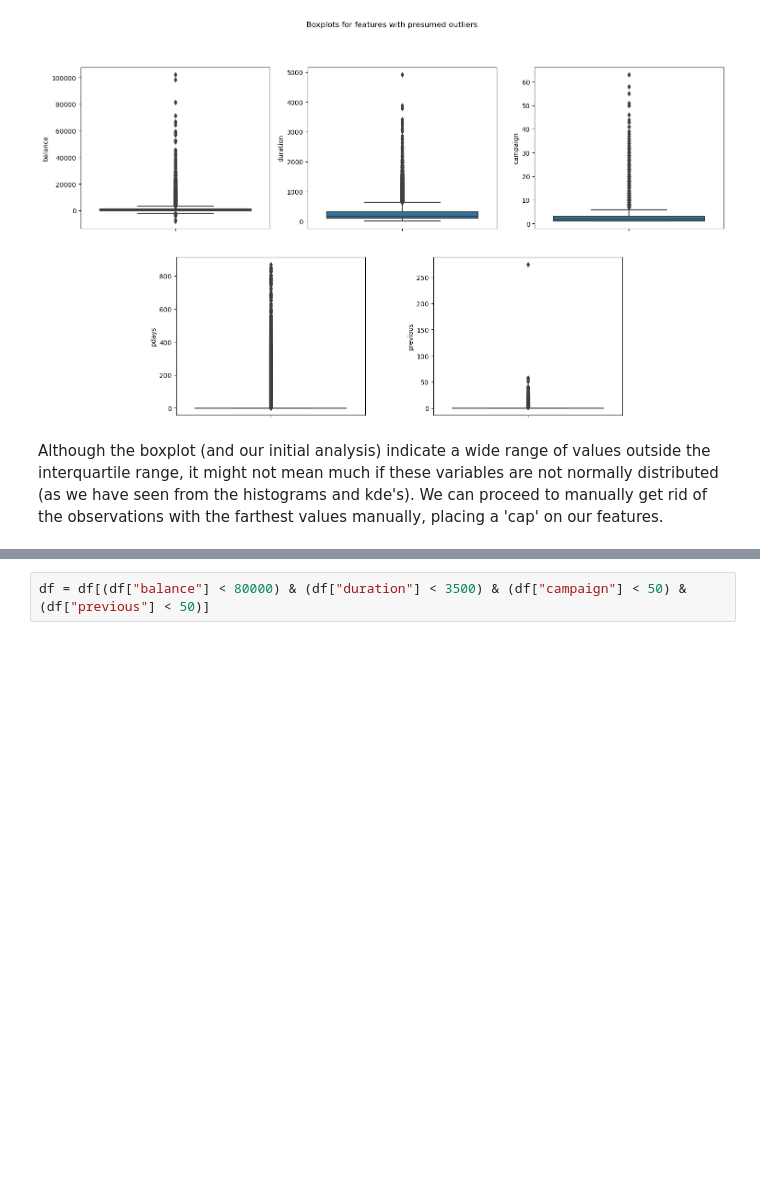
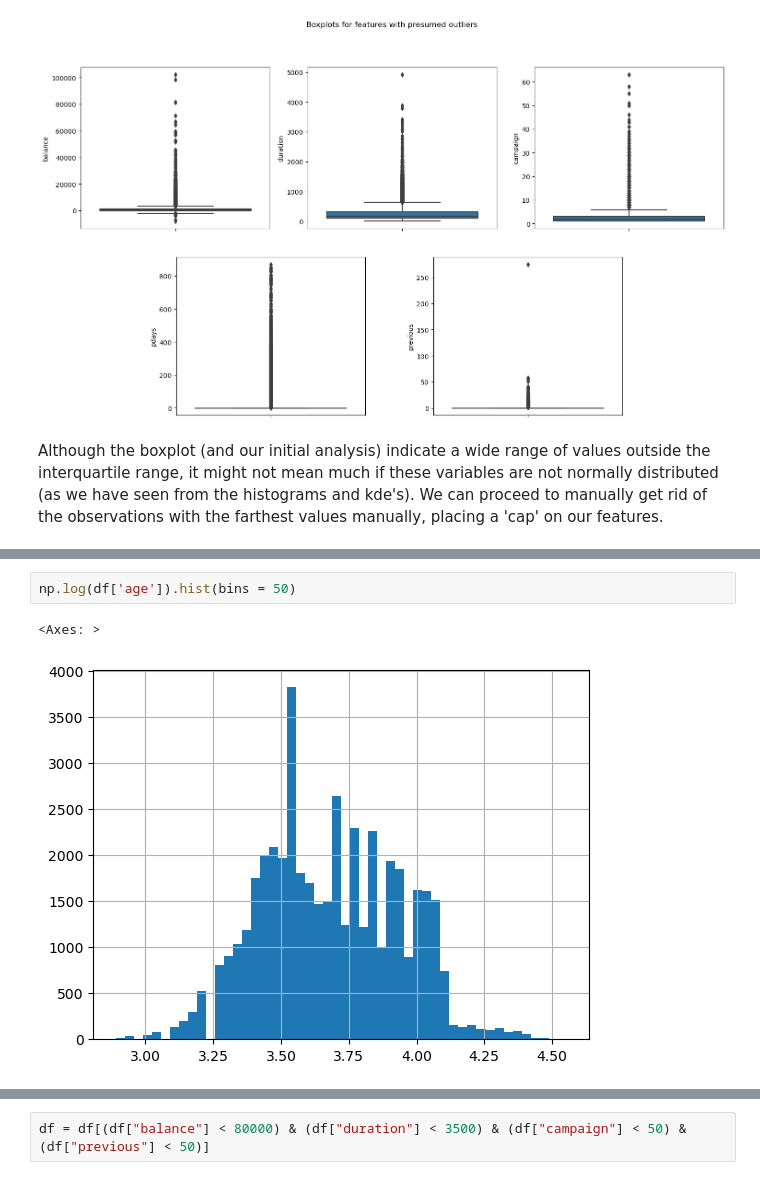
Before and after one commit to ianpv04/Data-Glacier-Project, a Jupyter notebook: project.ipynb, the cells around one changed output, grey strips where cells are left out. Drawn from its saved outputs; the diff is of its cells as text; blank space fills up the shorter version.

```diff
--- a/project.ipynb
+++ b/project.ipynb
@@ -109,0 +127,5 @@ Although the boxplot (and our initial analysis) indicate a wide range of values
+# %%
+np.log(df['age']).hist(bins = 50)
+# %% [output]
+<Axes: >
+[figure, added]
```
Also changed, not shown: parts of 9 cells of this notebook.
